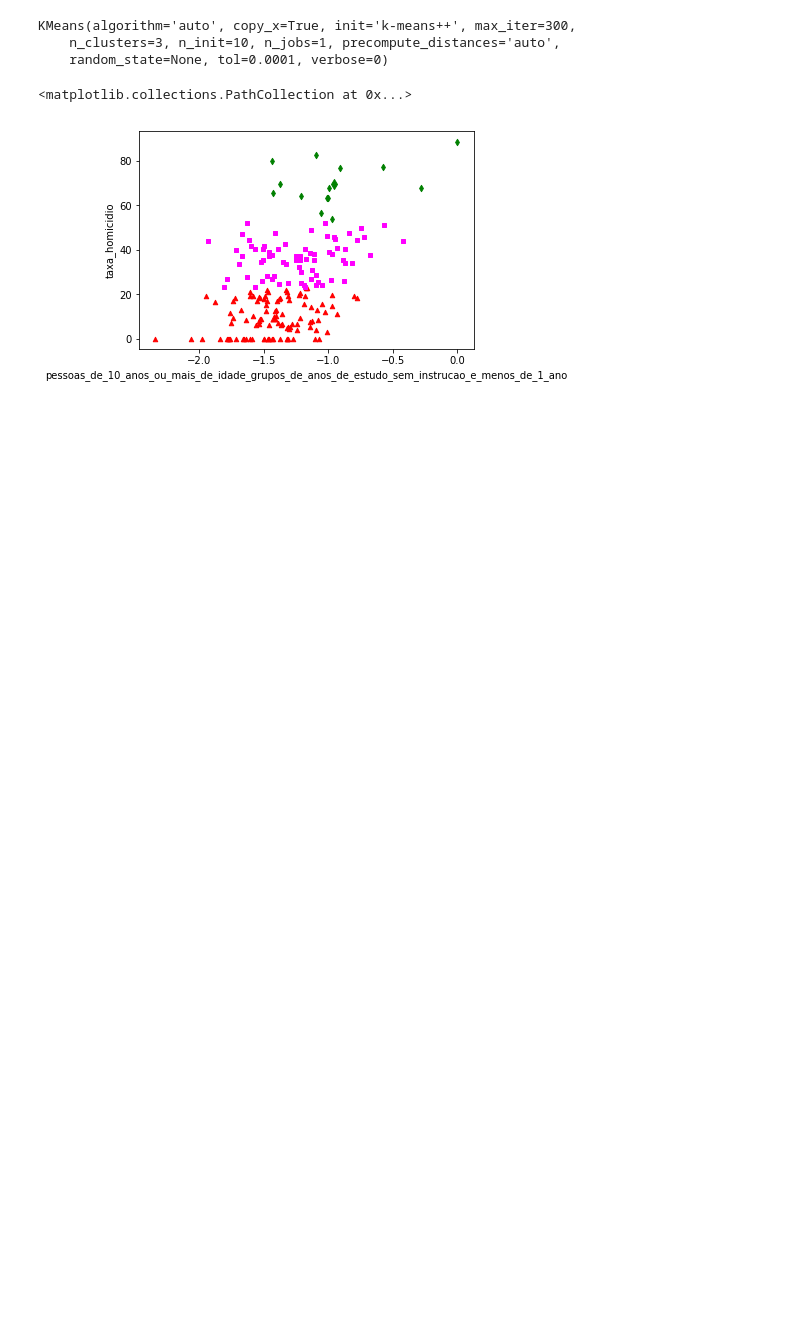
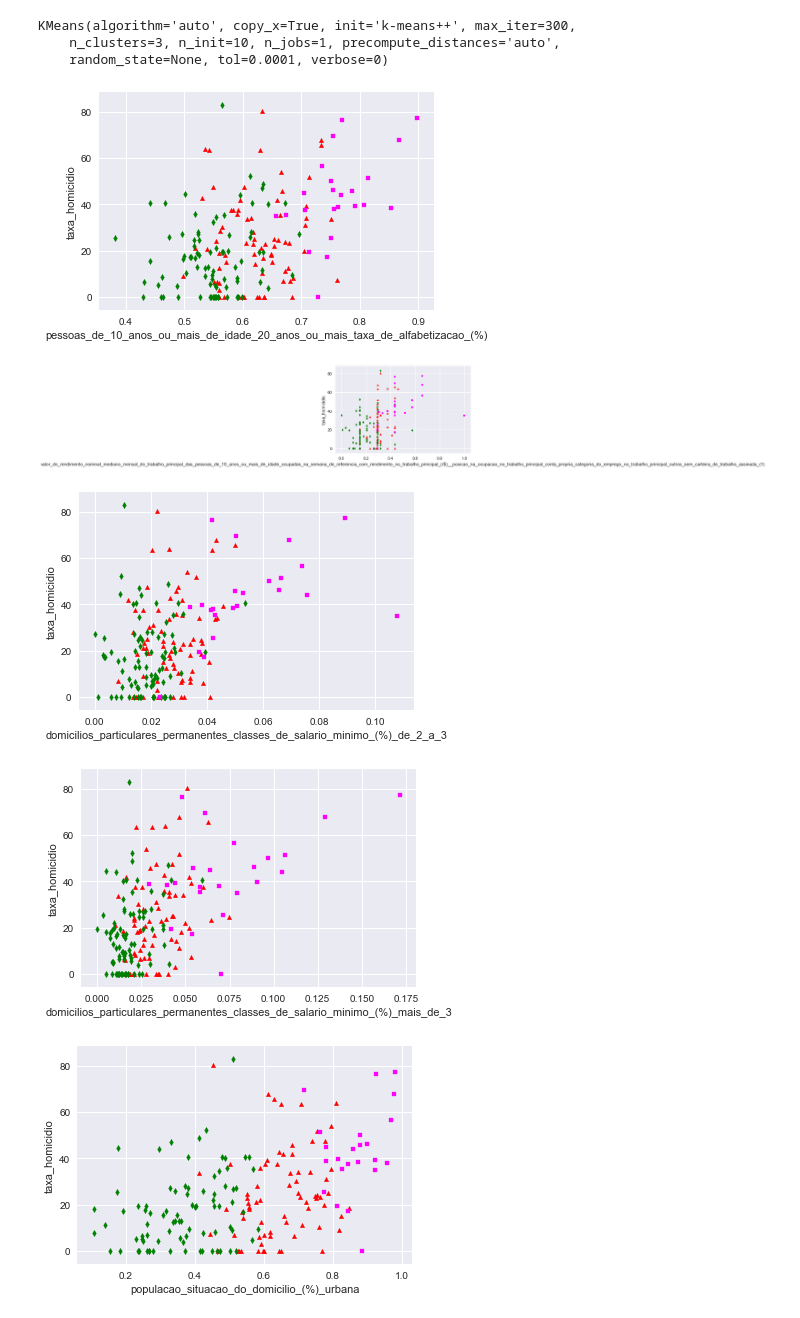
Before and after one commit to if1015-datascience-ufpe/2017-2-projeto-lbs4-eebls-ktcn, a Jupyter notebook: analysis/2_normalizacao_e_analise_inicial.ipynb, the cells around one changed output. Drawn from its saved outputs; the diff is of its cells as text; code cells hidden in the pictures; blank space fills up the shorter version.

Commit message:
gerando cluster inicial

```diff
--- a/analysis/2_normalizacao_e_analise_inicial.ipynb
+++ b/analysis/2_normalizacao_e_analise_inicial.ipynb
@@ -26,8 +38,9 @@ which_columns = []
 # %%
+which_columns = []
 x = tabela_final['taxa_homicidio'].values
 for column in tabela_final.columns:
     if (column not in not_in_columns):
         y = tabela_final[column].values
         model = linregress(x,y)
-        if (model.pvalue <= 0.000000001):
+        if (model.pvalue <= 0.0000000001):
             which_columns.append(column)
@@ -54,13 +73,14 @@ which_columns
 df = tabela_final.copy()
 for column in which_columns:
     if ('(%)' not in column):
-        #print(column)
-        #df[column] = df[column].apply(lambda x: (x - df[column].mean()) / df[column].std())
-        df[column] = df[column].apply(lambda x: (x - df[column].min()) / (df[column].max() - df[column].min()) )
-        df[column] = df[column].apply(lambda x: np.log10(x))
+#         print(column)
+#         df[column] = df[column].apply(lambda x: (x - df[column].mean()) / df[column].std())  #normalizacao zscore
+        df[column] = df[column].apply(lambda x: x * 100000 / df['pop'])
+        df[column] = df[column].apply(lambda x: (x - df[column].min()) / (df[column].max() - df[column].min()) ) #normalizacao min-max
+#         df[column] = df[column].apply(lambda x: np.log10(x))
     else:
         df[column] = df[column].apply(lambda x: x/100)
     #ax = df.plot.scatter(x=column, y='taxa_homicidio')
     plt.subplots(figsize=(8,4))
-    sns.regplot(column, 'taxa_homicidio',data=df)
+    ax = sns.regplot(column, 'taxa_homicidio',data=df.loc[df[column] > 0])
 # %% [output]
@@ -79,21 +97,34 @@ for column in which_columns:
 # %%
 from sklearn.cluster import KMeans
-df = df.replace([np.inf, -np.inf], np.nan).dropna()
-model = KMeans(n_clusters=3).fit(df.dropna()[['pessoas_de_10_anos_ou_mais_de_idade_grupos_de_anos_de_estudo_sem_instrucao_e_menos_de_1_ano', 'taxa_homicidio']].values)
+
+skip_columns = [
+    'pessoas_de_10_anos_ou_mais_de_idade_grupos_de_anos_de_estudo_sem_instrucao_e_menos_de_1_ano'
+]
+clusterizable_columns = [column for column in which_columns if column not in skip_columns]
+
+df = df.replace([np.inf, -np.inf, '-'], np.nan).dropna()
+model = KMeans(n_clusters=3).fit(df.dropna()[clusterizable_columns].values)
 model
 # %% [output]
 KMeans(algorithm='auto', copy_x=True, init='k-means++', max_iter=300,
     n_clusters=3, n_init=10, n_jobs=1, precompute_distances='auto',
     random_state=None, tol=0.0001, verbose=0)
 # %%
-clusters = np.asarray(['c{}'.format(a+1) for a in model.labels_],dtype='object')
-ax = df.dropna()[clusters=='c1'].plot.scatter(x='pessoas_de_10_anos_ou_mais_de_idade_grupos_de_anos_de_estudo_sem_instrucao_e_menos_de_1_ano',y='taxa_homicidio',marker='^',color='red')
-df.dropna()[clusters=='c2'].plot.scatter(x='pessoas_de_10_anos_ou_mais_de_idade_grupos_de_anos_de_estudo_sem_instrucao_e_menos_de_1_ano',y='taxa_homicidio',marker='d', color='green',ax=ax)
-df.dropna()[clusters=='c3'].plot.scatter(x='pessoas_de_10_anos_ou_mais_de_idade_grupos_de_anos_de_estudo_sem_instrucao_e_menos_de_1_ano',y='taxa_homicidio',marker='s',color='magenta', ax=ax)
-c1, c2, c3 = model.cluster_centers_
-ax.scatter(*c1,color='red',marker='^',s=50)
-ax.scatter(*c2,marker='d',color='green',s=50)
-ax.scatter(*c3,marker='s',color='magenta',s=50)
+
+
+for column in clusterizable_columns:
+    clusters = np.asarray(['c{}'.format(a+1) for a in model.labels_],dtype='object')
+    ax = df.dropna()[clusters=='c1'].plot.scatter(x=column,y='taxa_homicidio',marker='^',color='red')
+    df.dropna()[clusters=='c2'].plot.scatter(x=column,y='taxa_homicidio',marker='d', color='green',ax=ax)
+    df.dropna()[clusters=='c3'].plot.scatter(x=column,y='taxa_homicidio',marker='s',color='magenta', ax=ax)
+    #df.dropna()[clusters=='c4'].plot.scatter(x=column,y='taxa_homicidio',marker='*',color='blue', ax=ax)
+    # c1, c2, c3 = model.cluster_centers_
+    # ax.scatter(*c1,color='red',marker='^',s=50)
+    # ax.scatter(*c2,marker='d',color='green',s=50)
+    # ax.scatter(*c3,marker='s',color='magenta',s=50)
 # %% [output]
-<matplotlib.collections.PathCollection at 0x...>
-[figure, old version]
+[figure, new version]
+[figure, added]
+[figure, added]
+[figure, added]
+[figure, added]
```
Also changed, not shown: parts of 9 cells of this notebook.
